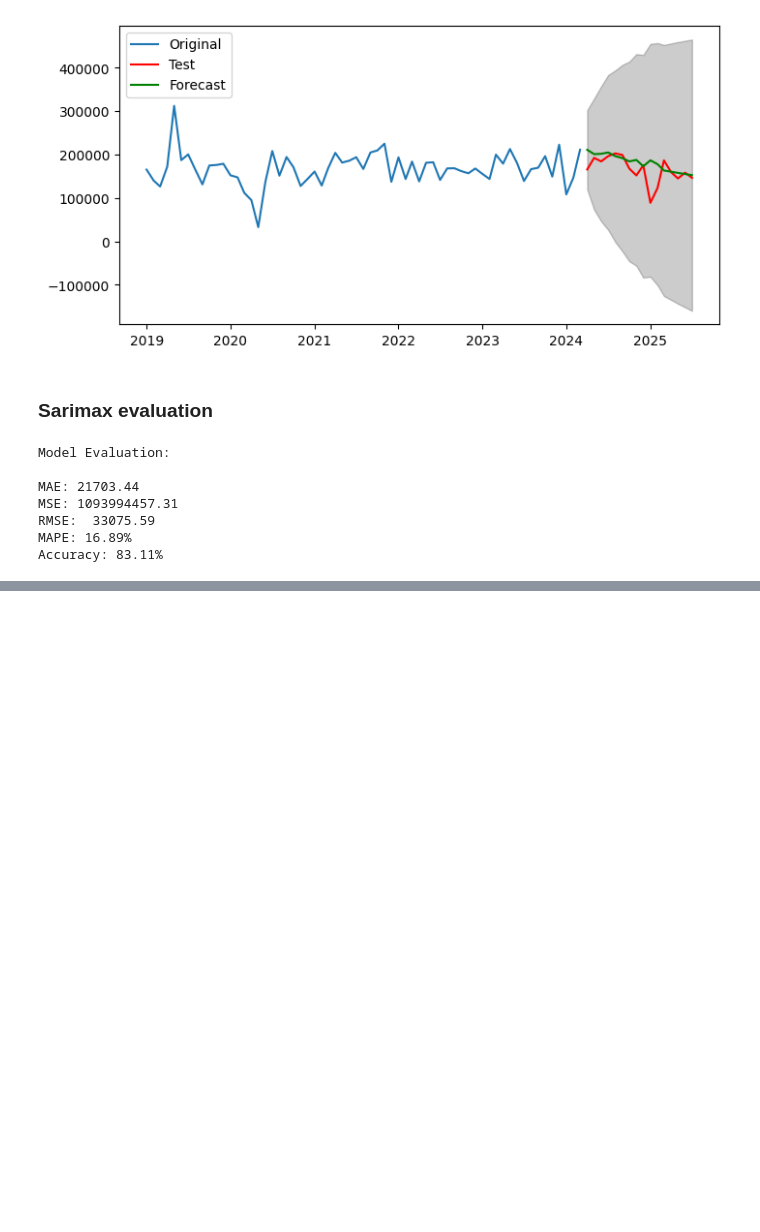
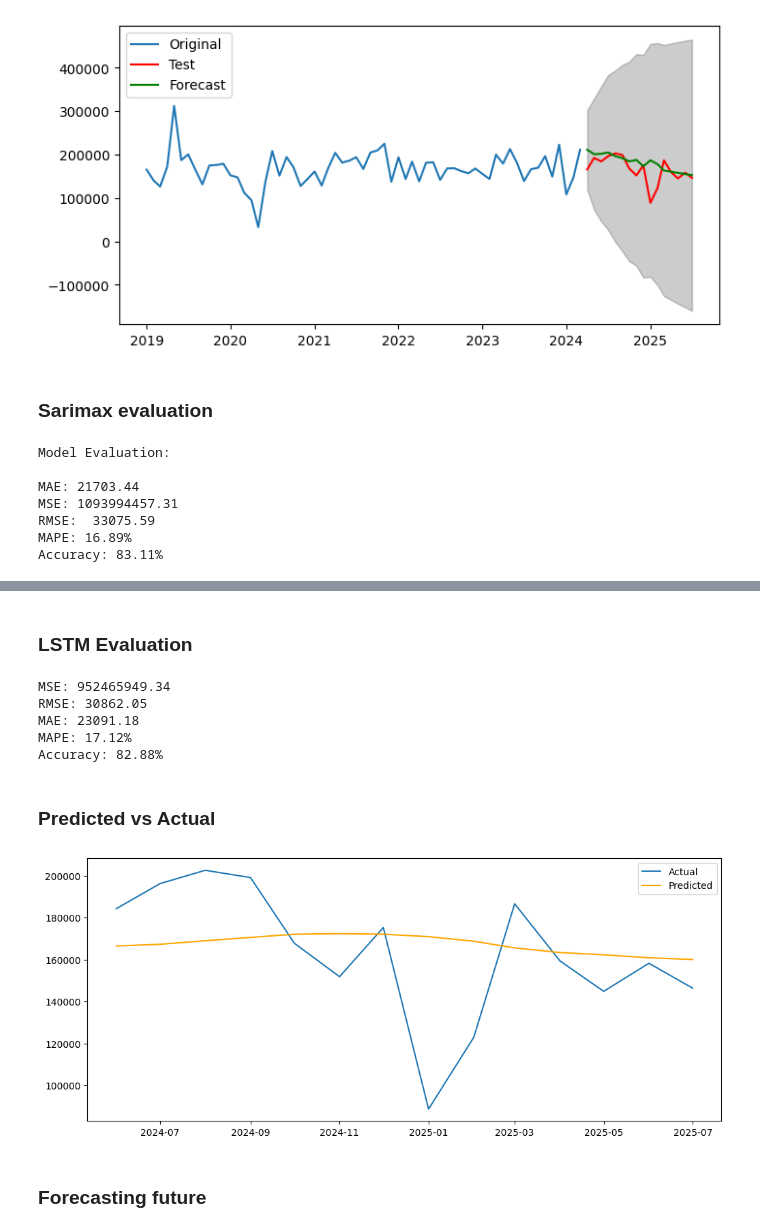
Before and after one commit to sikandermukhtar/forecasting_monthly_sales, a Jupyter notebook: forecasting_monthly_sales.ipynb, the cells around one changed output, grey strips where cells are left out. Saved outputs shown, nothing was run; the diff lists cells and outputs as text; code cells hidden in the pictures; blank space fills up the shorter version.

```diff
--- a/forecasting_monthly_sales.ipynb
+++ b/forecasting_monthly_sales.ipynb
@@ -648,0 +770,4 @@ Accuracy: 83.11%
+# %%
+y_pred_scaled = model.predict(X_test)
+y_pred = scaler.inverse_transform(y_pred_scaled)
+y_test_actual = scaler.inverse_transform(y_test)
@@ -648,0 +776,2 @@ Accuracy: 83.11%
+# %% [markdown]
+### LSTM Evaluation
@@ -648,0 +784,24 @@ Accuracy: 83.11%
+# %%
+print(f"MSE: {lstm_mse:.2f}")
+print(f"RMSE: {lstm_rmse:.2f}")
+print(f"MAE: {lstm_mae:.2f}")
+print(f"MAPE: {lstm_mape:.2f}%")
+print(f"Accuracy: {lstm_accuracy:.2f}%")
+# %% [output]
+MSE: 952465949.34
+RMSE: 30862.05
+MAE: 23091.18
+MAPE: 17.12%
+Accuracy: 82.88%
+# %% [markdown]
+### Predicted vs Actual
+# %%
+plt.figure(figsize=(12,5))
+plt.plot(input_series.index[-len(y_test_actual):], y_test_actual, label='Actual')
+plt.plot(input_series.index[-len(y_test_actual):], y_pred, label='Predicted', color='orange')
+plt.legend()
+plt.show()
+# %% [output]
+[figure, added]
+# %% [markdown]
+### Forecasting future
```
Also changed, not shown: parts of 49 cells of this notebook.
